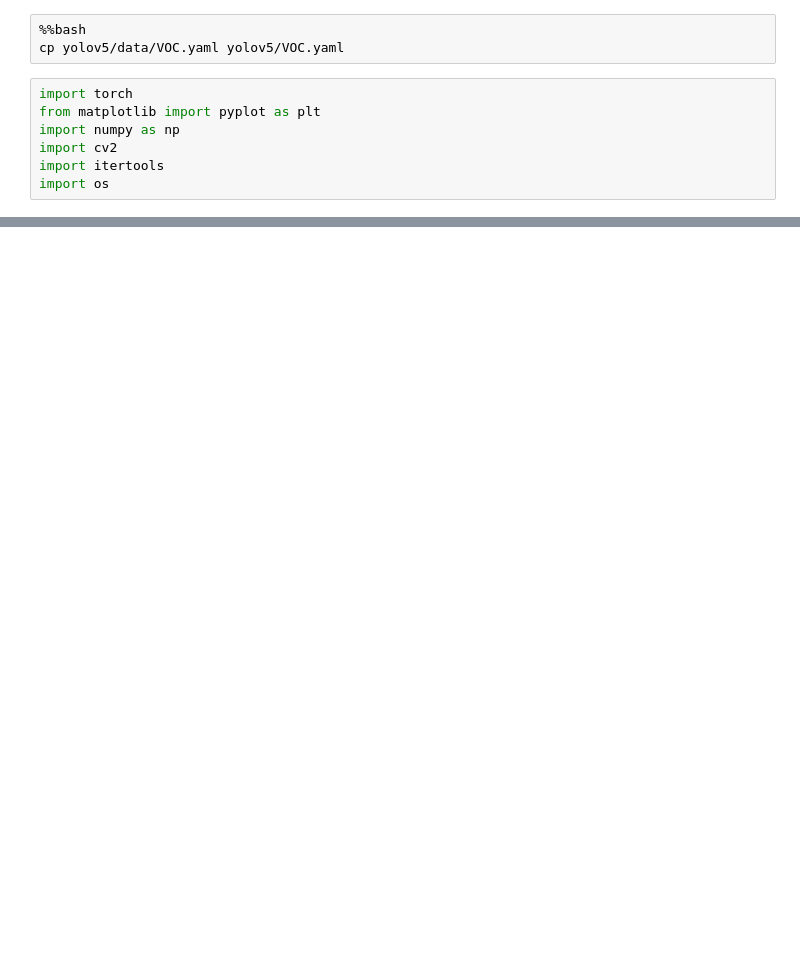
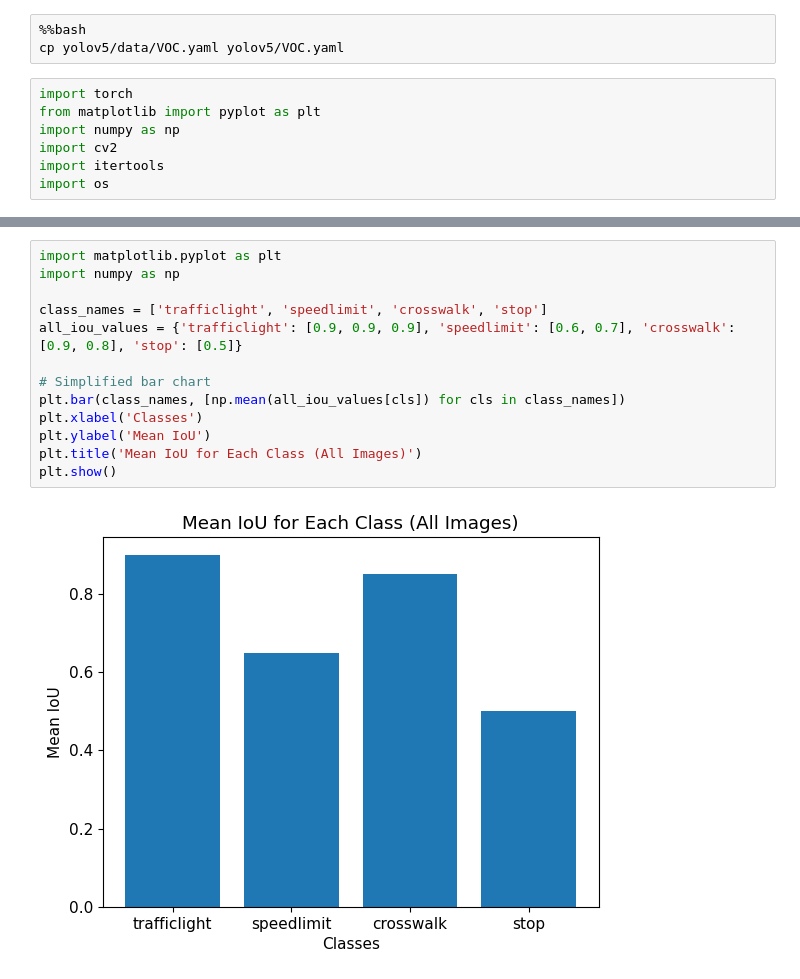
Before and after one commit to ddekiru/TrafficSignRecognition, a Jupyter notebook: Project/traffic-sign-detection/trafic-sign-detection-script/Proj.ipynb, the cells around one changed output, grey strips where cells are left out. Drawn from its saved outputs; the diff is of its cells as text; blank space fills up the shorter version.

```diff
--- a/Project/traffic-sign-detection/trafic-sign-detection-script/Proj.ipynb
+++ b/Project/traffic-sign-detection/trafic-sign-detection-script/Proj.ipynb
@@ -111,0 +316,15 @@ plt.show()
+# %%
+import matplotlib.pyplot as plt
+import numpy as np
+
+class_names = ['trafficlight', 'speedlimit', 'crosswalk', 'stop']
+all_iou_values = {'trafficlight': [0.9, 0.9, 0.9], 'speedlimit': [0.6, 0.7], 'crosswalk': [0.9, 0.8], 'stop': [0.5]}
+
+# Simplified bar chart
+plt.bar(class_names, [np.mean(all_iou_values[cls]) for cls in class_names])
+plt.xlabel('Classes')
+plt.ylabel('Mean IoU')
+plt.title('Mean IoU for Each Class (All Images)')
+plt.show()
+# %% [output]
+[figure, added]
```
Also changed, not shown: parts of 11 cells of this notebook, 1 other file.
